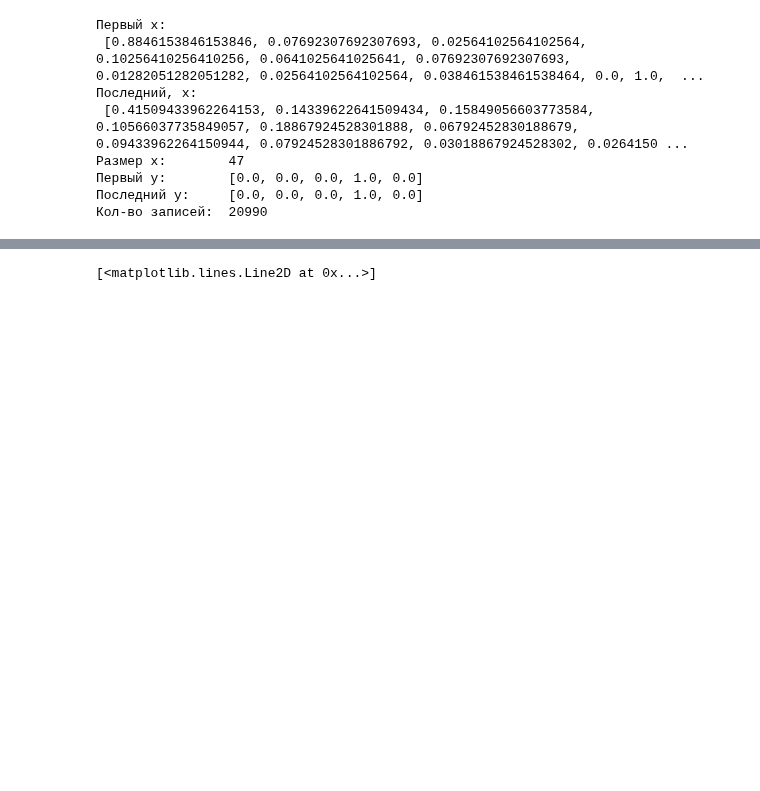
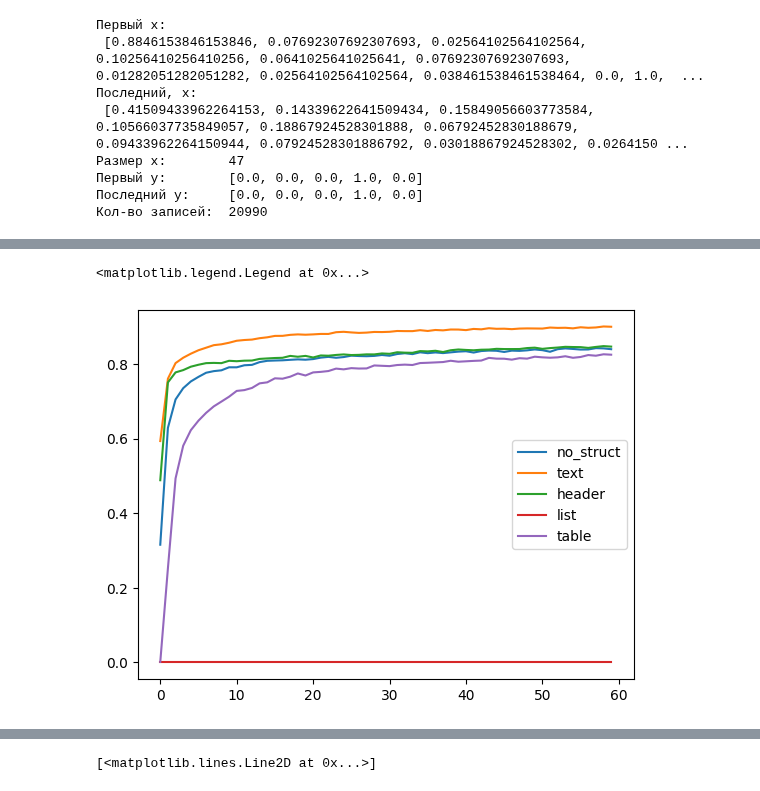
Before and after one commit to Dann38/layout_highlighter, a Jupyter notebook: imgDoc/examples/09-mega-test-script.ipynb, the cells around one changed output, grey strips where cells are left out. Drawn from its saved outputs; the diff is of its cells as text; code cells hidden in the pictures; blank space fills up the shorter version.

```diff
--- a/imgDoc/examples/09-mega-test-script.ipynb
+++ b/imgDoc/examples/09-mega-test-script.ipynb
@@ -305,2 +326,7 @@ Epoch 30/30
 # %%
 w = model.get_weights()
+plt.plot(np.concatenate([h.history['f1_score'] for h in hist]))
+plt.legend(["no_struct", "text", "header",  "list", "table"])
+# %% [output]
+<matplotlib.legend.Legend at 0x...>
+[figure, added]
```
Also changed, not shown: parts of 15 cells of this notebook, 17 other files.
